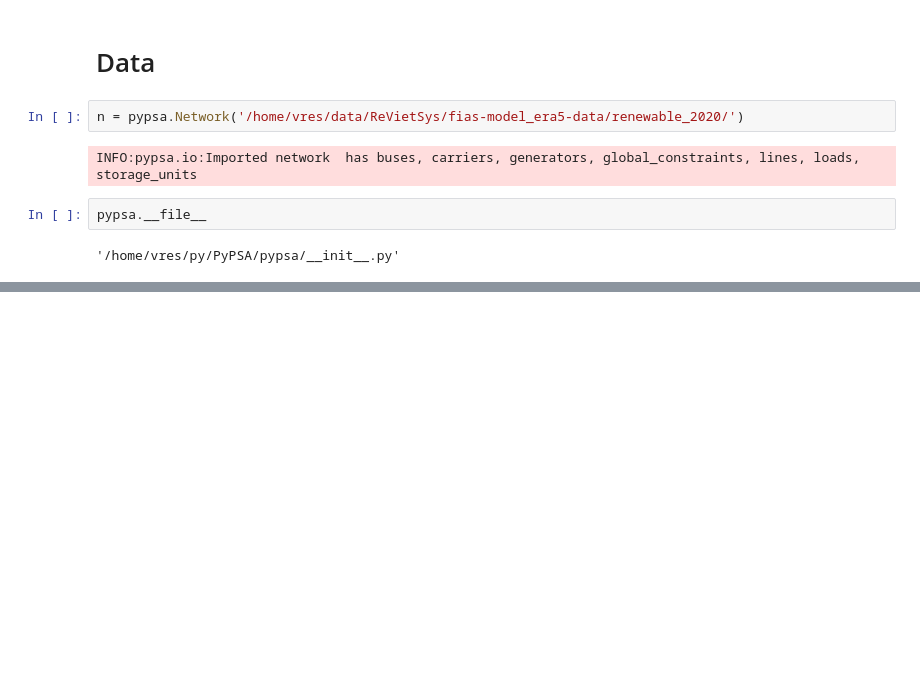
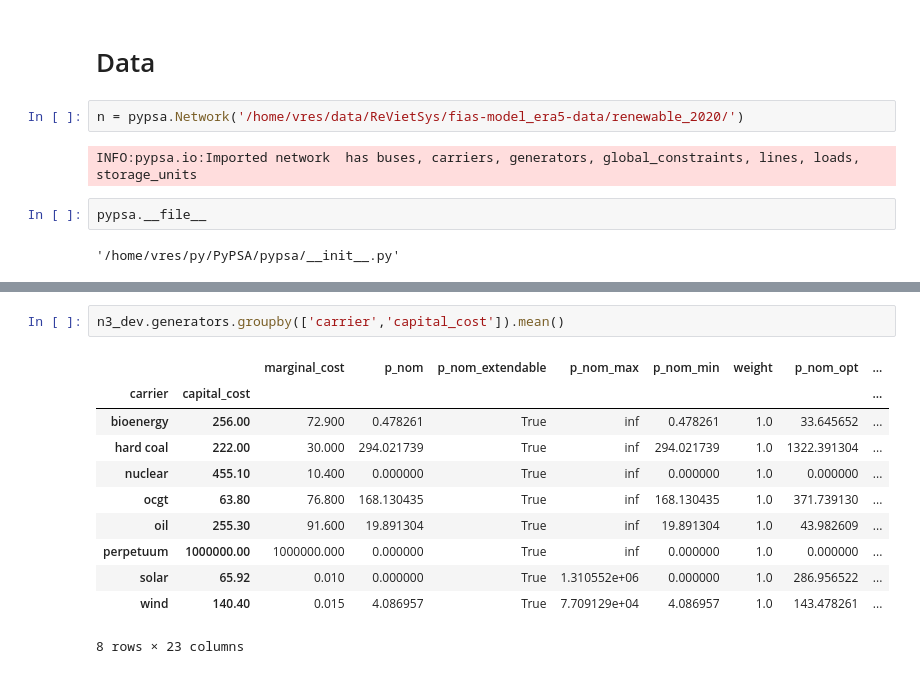
Before and after one commit to alexfias/ReVietSys, a Jupyter notebook: analysis.ipynb, the cells around one changed output, grey strips where cells are left out. Saved outputs shown, nothing was run; the diff lists cells and outputs as text; blank space fills up the shorter version.

```diff
--- a/analysis.ipynb
+++ b/analysis.ipynb
@@ -356,0 +407,14 @@ pypsa.__file__
+# %%
+n3_dev.generators.groupby(['carrier','capital_cost']).mean()
+# %% [output]
+|  |  | marginal_cost | p_nom | p_nom_extendable | p_nom_max | p_nom_min | weight | p_nom_opt | ... |
+| carrier | capital_cost |  |  |  |  |  |  |  | ... |
+| bioenergy | 256.00 | 72.900 | 0.478261 | True | inf | 0.478261 | 1.0 | 33.645652 | ... |
+| hard coal | 222.00 | 30.000 | 294.021739 | True | inf | 294.021739 | 1.0 | 1322.391304 | ... |
+| nuclear | 455.10 | 10.400 | 0.000000 | True | inf | 0.000000 | 1.0 | 0.000000 | ... |
+| ocgt | 63.80 | 76.800 | 168.130435 | True | inf | 168.130435 | 1.0 | 371.739130 | ... |
+| oil | 255.30 | 91.600 | 19.891304 | True | inf | 19.891304 | 1.0 | 43.982609 | ... |
+| perpetuum | 1000000.00 | 1000000.000 | 0.000000 | True | inf | 0.000000 | 1.0 | 0.000000 | ... |
+| solar | 65.92 | 0.010 | 0.000000 | True | 1.310552e+06 | 0.000000 | 1.0 | 286.956522 | ... |
+| wind | 140.40 | 0.015 | 4.086957 | True | 7.709129e+04 | 4.086957 | 1.0 | 143.478261 | ... |
+8 rows × 23 columns
```
Also changed, not shown: parts of 13 cells of this notebook, 56 other files.
